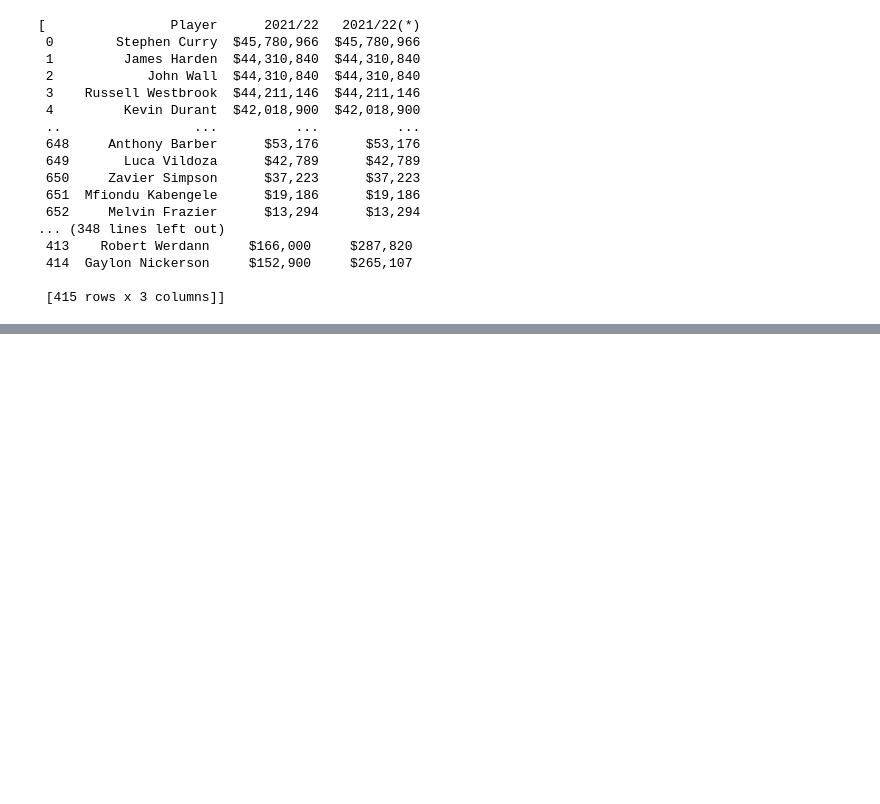
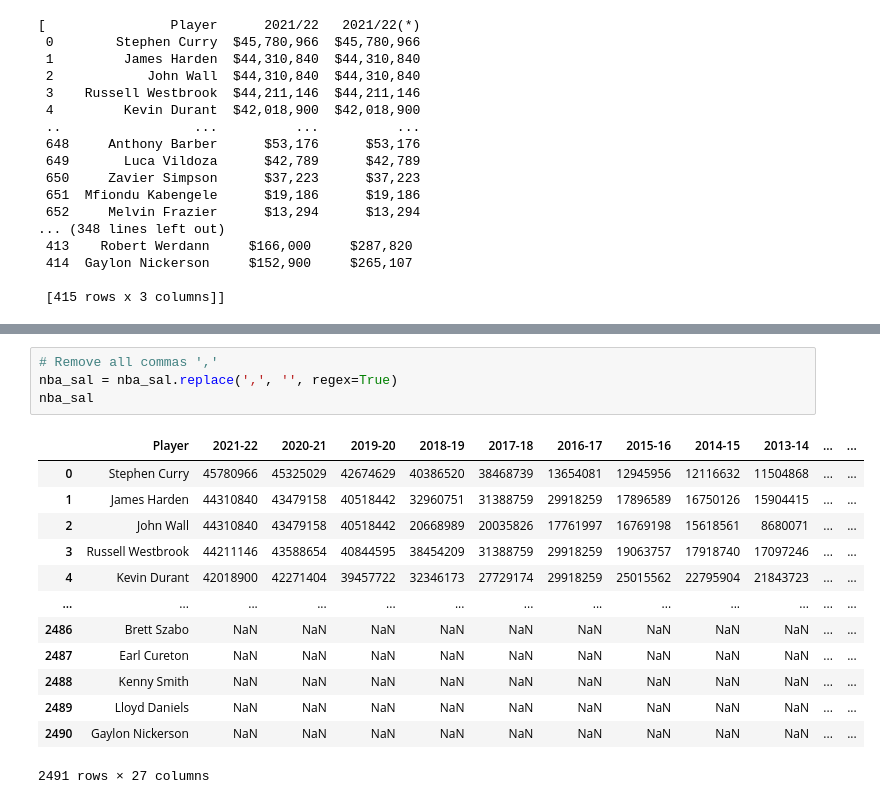
Before and after one commit to sandra-t-3282/NBA_Salary_Regression, a Jupyter notebook: salaries_nba_pipeline.ipynb, the cells around one changed output, grey strips where cells are left out. Drawn from its saved outputs; the diff is of its cells as text; blank space fills up the shorter version.

```diff
--- a/salaries_nba_pipeline.ipynb
+++ b/salaries_nba_pipeline.ipynb
@@ -208,0 +253,18 @@ curry_sal2
+# %%
+# Remove all commas ','
+nba_sal = nba_sal.replace(',', '', regex=True)
+nba_sal
+# %% [output]
+|  | Player | 2021-22 | 2020-21 | 2019-20 | 2018-19 | 2017-18 | 2016-17 | 2015-16 | 2014-15 | 2013-14 | ... | ... |
+| 0 | Stephen Curry | 45780966 | 45325029 | 42674629 | 40386520 | 38468739 | 13654081 | 12945956 | 12116632 | 11504868 | ... | ... |
+| 1 | James Harden | 44310840 | 43479158 | 40518442 | 32960751 | 31388759 | 29918259 | 17896589 | 16750126 | 15904415 | ... | ... |
+| 2 | John Wall | 44310840 | 43479158 | 40518442 | 20668989 | 20035826 | 17761997 | 16769198 | 15618561 | 8680071 | ... | ... |
+| 3 | Russell Westbrook | 44211146 | 43588654 | 40844595 | 38454209 | 31388759 | 29918259 | 19063757 | 17918740 | 17097246 | ... | ... |
+| 4 | Kevin Durant | 42018900 | 42271404 | 39457722 | 32346173 | 27729174 | 29918259 | 25015562 | 22795904 | 21843723 | ... | ... |
+| ... | ... | ... | ... | ... | ... | ... | ... | ... | ... | ... | ... | ... |
+| 2486 | Brett Szabo | NaN | NaN | NaN | NaN | NaN | NaN | NaN | NaN | NaN | ... | ... |
+| 2487 | Earl Cureton | NaN | NaN | NaN | NaN | NaN | NaN | NaN | NaN | NaN | ... | ... |
+| 2488 | Kenny Smith | NaN | NaN | NaN | NaN | NaN | NaN | NaN | NaN | NaN | ... | ... |
+| 2489 | Lloyd Daniels | NaN | NaN | NaN | NaN | NaN | NaN | NaN | NaN | NaN | ... | ... |
+| 2490 | Gaylon Nickerson | NaN | NaN | NaN | NaN | NaN | NaN | NaN | NaN | NaN | ... | ... |
+2491 rows × 27 columns
```
Also changed, not shown: parts of 36 cells of this notebook, 5 other files.
